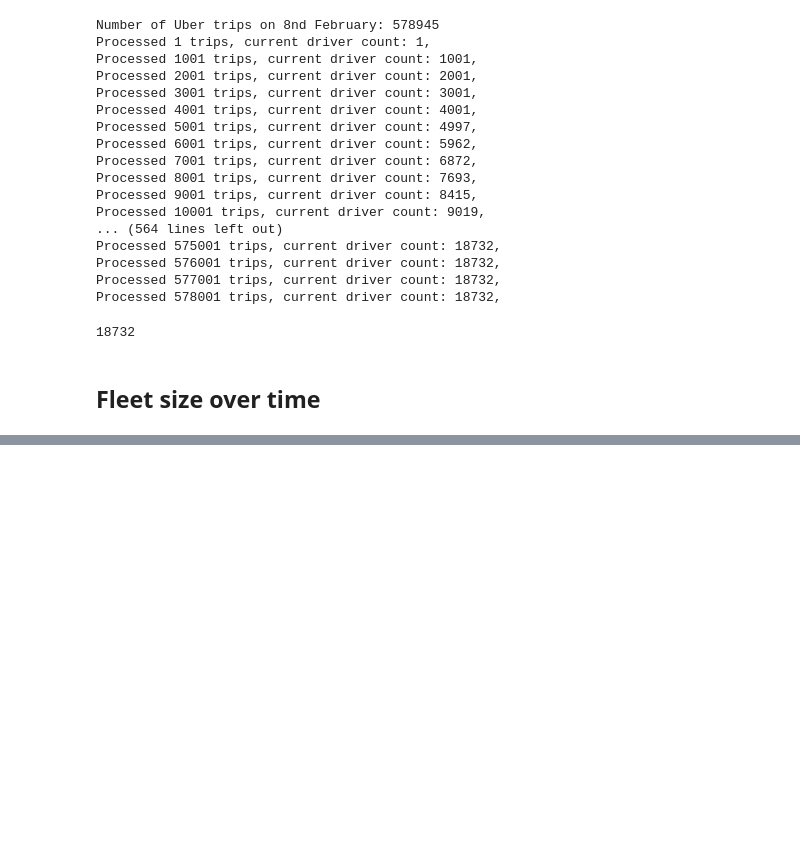
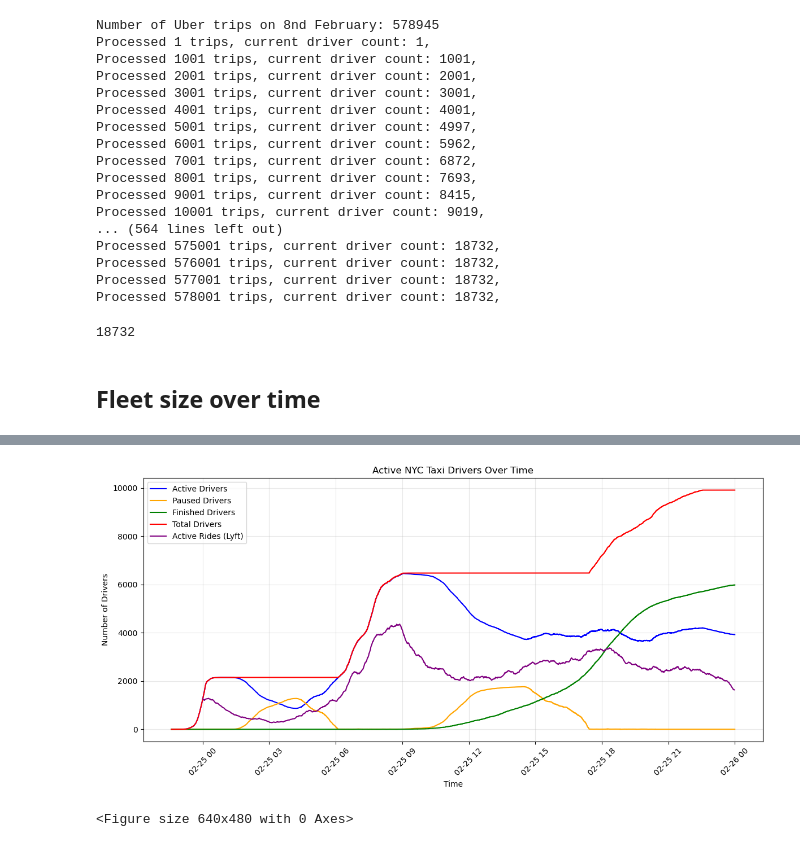
Before and after one commit to hendrikmehl/Thesis_HME, a Jupyter notebook: Code/notebooks/fleet_size.ipynb, the cells around one changed output, grey strips where cells are left out. Saved outputs shown, nothing was run; the diff lists cells and outputs as text; code cells hidden in the pictures; blank space fills up the shorter version.

```diff
--- a/Code/notebooks/fleet_size.ipynb
+++ b/Code/notebooks/fleet_size.ipynb
@@ -260,0 +341,17 @@ Processed 578001 trips, current driver count: 18732,
+# %%
+import importlib
+
+import src.fleet_size.active_trips as active_trips
+importlib.reload(active_trips)
+
+import src.fleet_size.active_drivers as active_drivers
+importlib.reload(active_drivers)
+from src.fleet_size.active_drivers import visualize_active_drivers
+from src.fleet_size.active_trips import calculate_active_rides_per_minute
+
+active_trips_lyft = calculate_active_rides_per_minute(lyft_trip_data, target_date='2025-02-25')
+
+visualize_active_drivers(drivers_df, active_trips_lyft)
+# %% [output]
+[figure, added]
+<Figure size 640x480 with 0 Axes>
```
Also changed, not shown: parts of 9 cells of this notebook, 9 other files.
